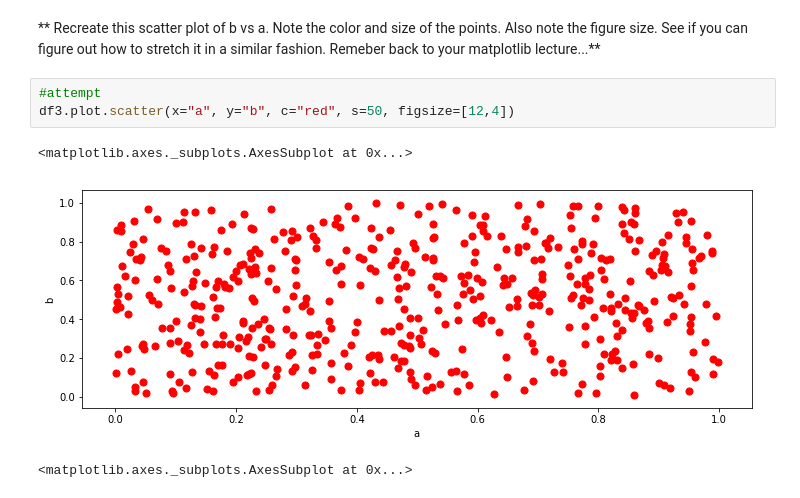
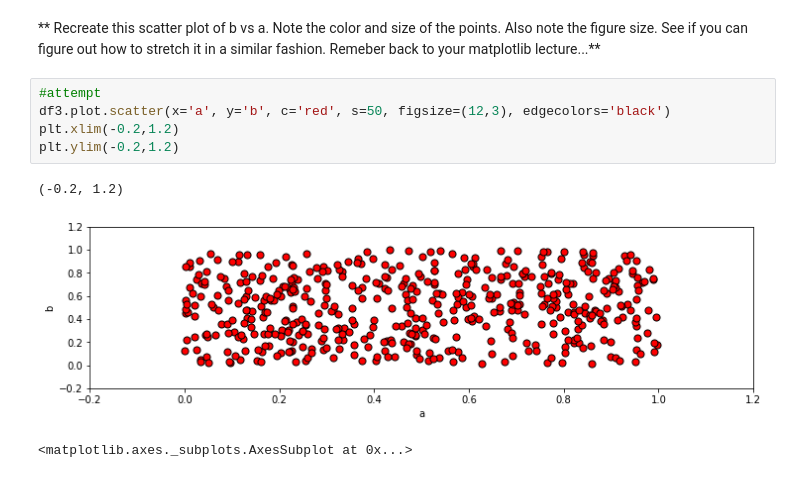
Before and after one commit to cheepong/Py_DS_ML_Bootcamp-master, a Jupyter notebook: 07-Pandas-Built-in-Data-Viz/02-Pandas Data Visualization Exercise attempt.ipynb, the cells around one changed output. Cells and saved outputs as stored; diff of their text form.

```diff
--- a/07-Pandas-Built-in-Data-Viz/02-Pandas Data Visualization Exercise attempt.ipynb
+++ b/07-Pandas-Built-in-Data-Viz/02-Pandas Data Visualization Exercise attempt.ipynb
@@ -36,10 +36,12 @@ df3.head()
 ** Recreate this scatter plot of b vs a. Note the color and size of the points. Also note the figure size. See if you can figure out how to stretch it in a similar fashion. Remeber back to your matplotlib lecture...**
 # %%
 #attempt
-df3.plot.scatter(x="a", y="b", c="red", s=50, figsize=[12,4])
+df3.plot.scatter(x='a', y='b', c='red', s=50, figsize=(12,3), edgecolors='black')
+plt.xlim(-0.2,1.2)
+plt.ylim(-0.2,1.2)
 # %% [output]
-<matplotlib.axes._subplots.AxesSubplot at 0x...>
+(-0.2, 1.2)
-[figure, old version]
+[figure, new version]
 # %%
 # %% [output]
 <matplotlib.axes._subplots.AxesSubplot at 0x...>
```
Also changed, not shown: parts of 14 cells of this notebook.
